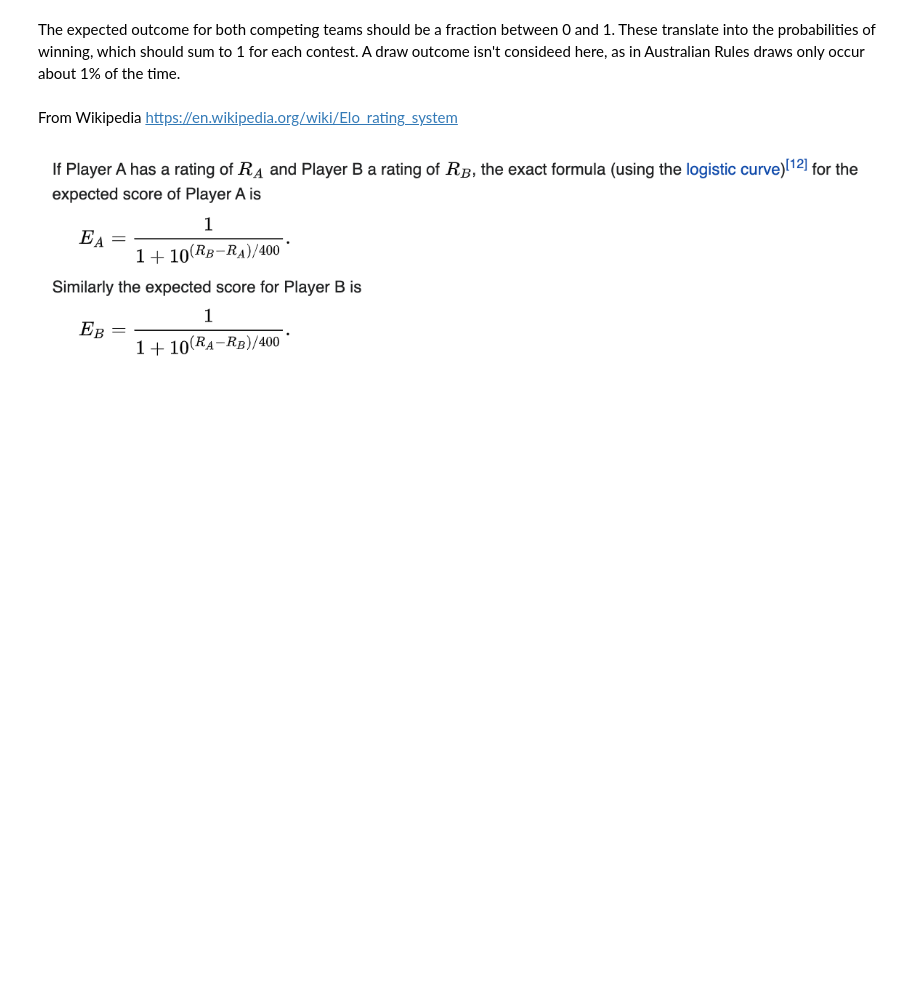
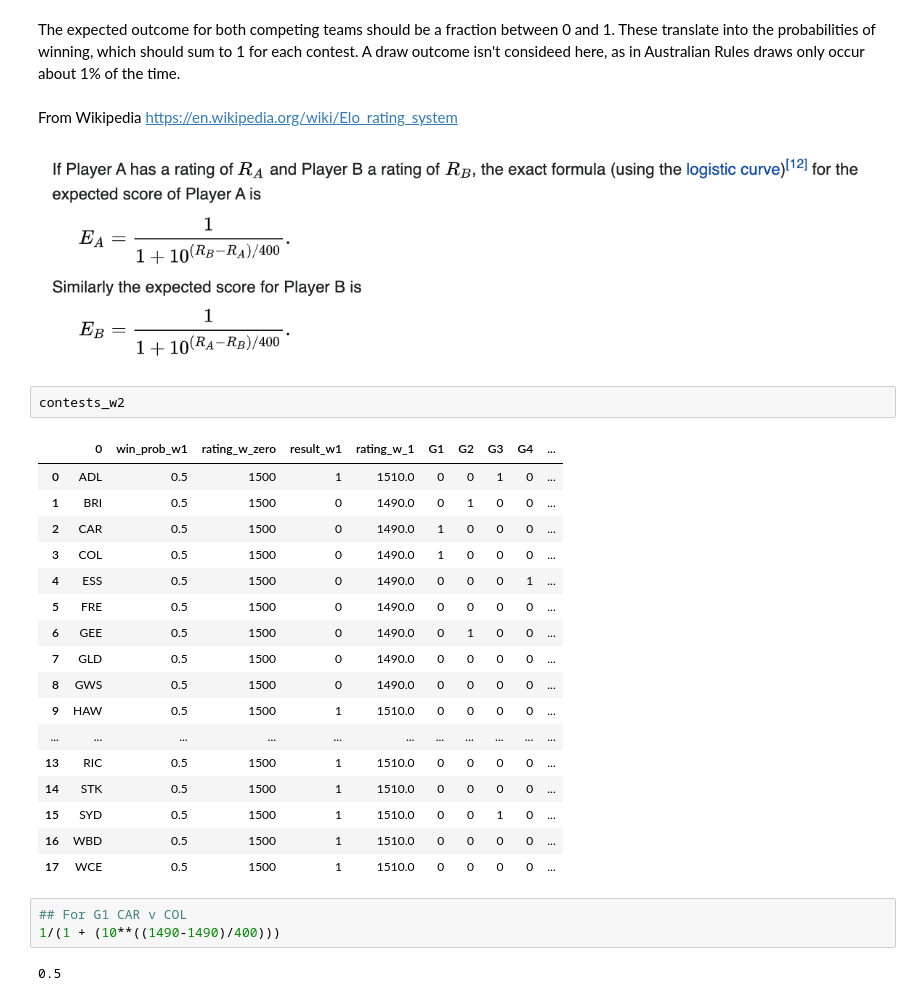
Before and after one commit to stevegabriel1/afl_elo_ratings, a Jupyter notebook: basic_version.ipynb, the cells around one changed output. Cells and saved outputs as stored; diff of their text form; blank space fills up the shorter version.

```diff
--- a/basic_version.ipynb
+++ b/basic_version.ipynb
@@ -147,3 +147,28 @@ The expected outcome for both competing teams should be a fraction between 0 and
 From Wikipedia https://en.wikipedia.org/wiki/Elo_rating_system
 # %% [markdown]
 ![aa_elo.png](embedded-picture-1)
+# %%
+contests_w2
+# %% [output]
+|  | 0 | win_prob_w1 | rating_w_zero | result_w1 | rating_w_1 | G1 | G2 | G3 | G4 | ... |
+| 0 | ADL | 0.5 | 1500 | 1 | 1510.0 | 0 | 0 | 1 | 0 | ... |
+| 1 | BRI | 0.5 | 1500 | 0 | 1490.0 | 0 | 1 | 0 | 0 | ... |
+| 2 | CAR | 0.5 | 1500 | 0 | 1490.0 | 1 | 0 | 0 | 0 | ... |
+| 3 | COL | 0.5 | 1500 | 0 | 1490.0 | 1 | 0 | 0 | 0 | ... |
+| 4 | ESS | 0.5 | 1500 | 0 | 1490.0 | 0 | 0 | 0 | 1 | ... |
+| 5 | FRE | 0.5 | 1500 | 0 | 1490.0 | 0 | 0 | 0 | 0 | ... |
+| 6 | GEE | 0.5 | 1500 | 0 | 1490.0 | 0 | 1 | 0 | 0 | ... |
+| 7 | GLD | 0.5 | 1500 | 0 | 1490.0 | 0 | 0 | 0 | 0 | ... |
+| 8 | GWS | 0.5 | 1500 | 0 | 1490.0 | 0 | 0 | 0 | 0 | ... |
+| 9 | HAW | 0.5 | 1500 | 1 | 1510.0 | 0 | 0 | 0 | 0 | ... |
+| ... | ... | ... | ... | ... | ... | ... | ... | ... | ... | ... |
+| 13 | RIC | 0.5 | 1500 | 1 | 1510.0 | 0 | 0 | 0 | 0 | ... |
+| 14 | STK | 0.5 | 1500 | 1 | 1510.0 | 0 | 0 | 0 | 0 | ... |
+| 15 | SYD | 0.5 | 1500 | 1 | 1510.0 | 0 | 0 | 1 | 0 | ... |
+| 16 | WBD | 0.5 | 1500 | 1 | 1510.0 | 0 | 0 | 0 | 0 | ... |
+| 17 | WCE | 0.5 | 1500 | 1 | 1510.0 | 0 | 0 | 0 | 0 | ... |
+# %%
+## For G1 CAR v COL
+1/(1 + (10**((1490-1490)/400)))
+# %% [output]
+0.5
```
